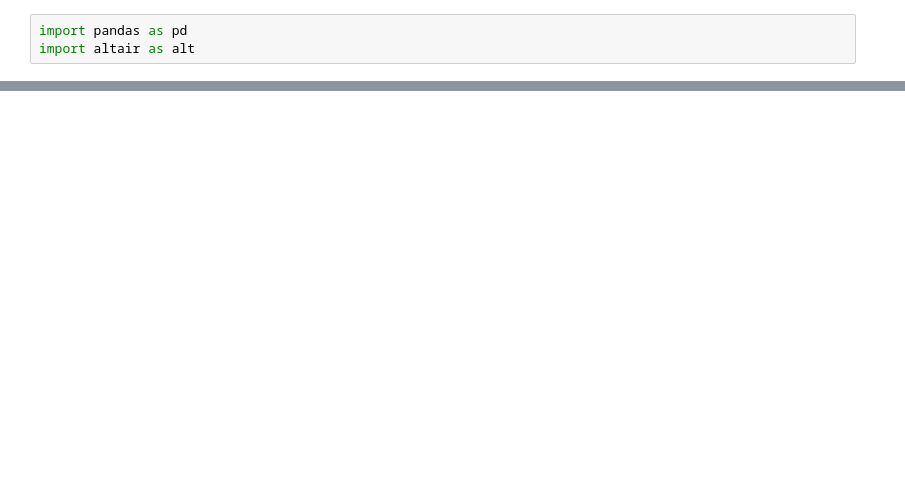
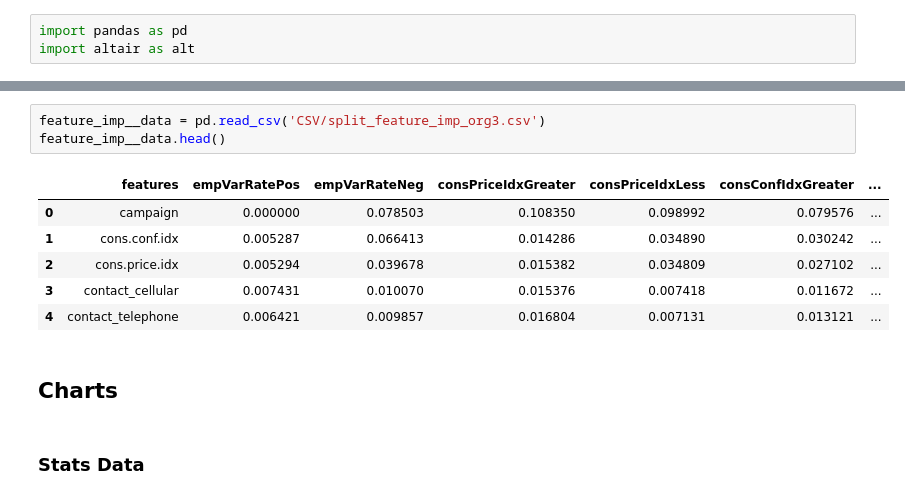
Before and after one commit to samanthastaheli/CSE450TeamProjects, a Jupyter notebook: split_data_tables.ipynb, the cells around one changed output, grey strips where cells are left out. Drawn from its saved outputs; the diff is of its cells as text; blank space fills up the shorter version.

```diff
--- a/split_data_tables.ipynb
+++ b/split_data_tables.ipynb
@@ -14,0 +34,14 @@ data.head()
+# %%
+feature_imp__data = pd.read_csv('CSV/split_feature_imp_org3.csv')
+feature_imp__data.head()
+# %% [output]
+|  | features | empVarRatePos | empVarRateNeg | consPriceIdxGreater | consPriceIdxLess | consConfIdxGreater | ... |
+| 0 | campaign | 0.000000 | 0.078503 | 0.108350 | 0.098992 | 0.079576 | ... |
+| 1 | cons.conf.idx | 0.005287 | 0.066413 | 0.014286 | 0.034890 | 0.030242 | ... |
+| 2 | cons.price.idx | 0.005294 | 0.039678 | 0.015382 | 0.034809 | 0.027102 | ... |
+| 3 | contact_cellular | 0.007431 | 0.010070 | 0.015376 | 0.007418 | 0.011672 | ... |
+| 4 | contact_telephone | 0.006421 | 0.009857 | 0.016804 | 0.007131 | 0.013121 | ... |
+# %% [markdown]
+## Charts
+# %% [markdown]
+### Stats Data
```
Also changed, not shown: parts of 12 cells of this notebook, 17 other files.
